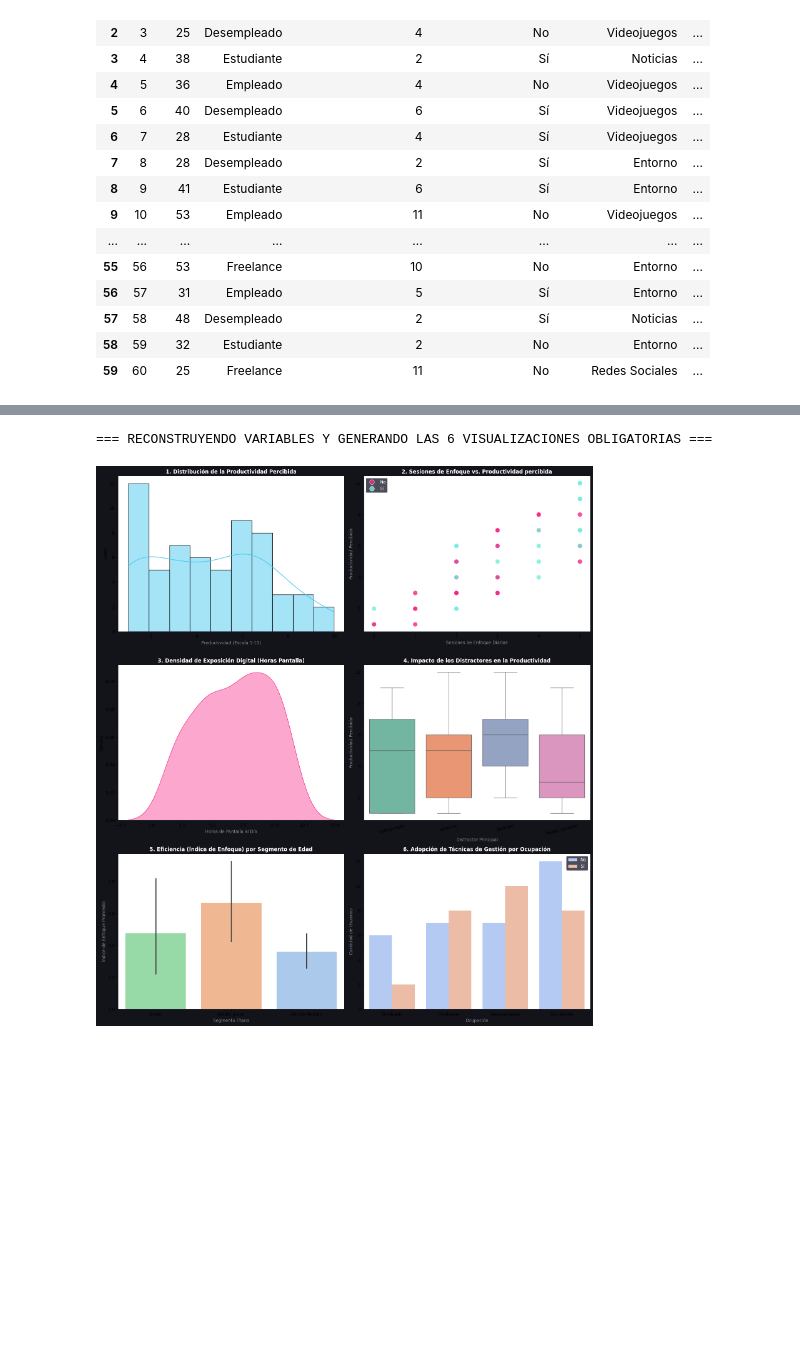
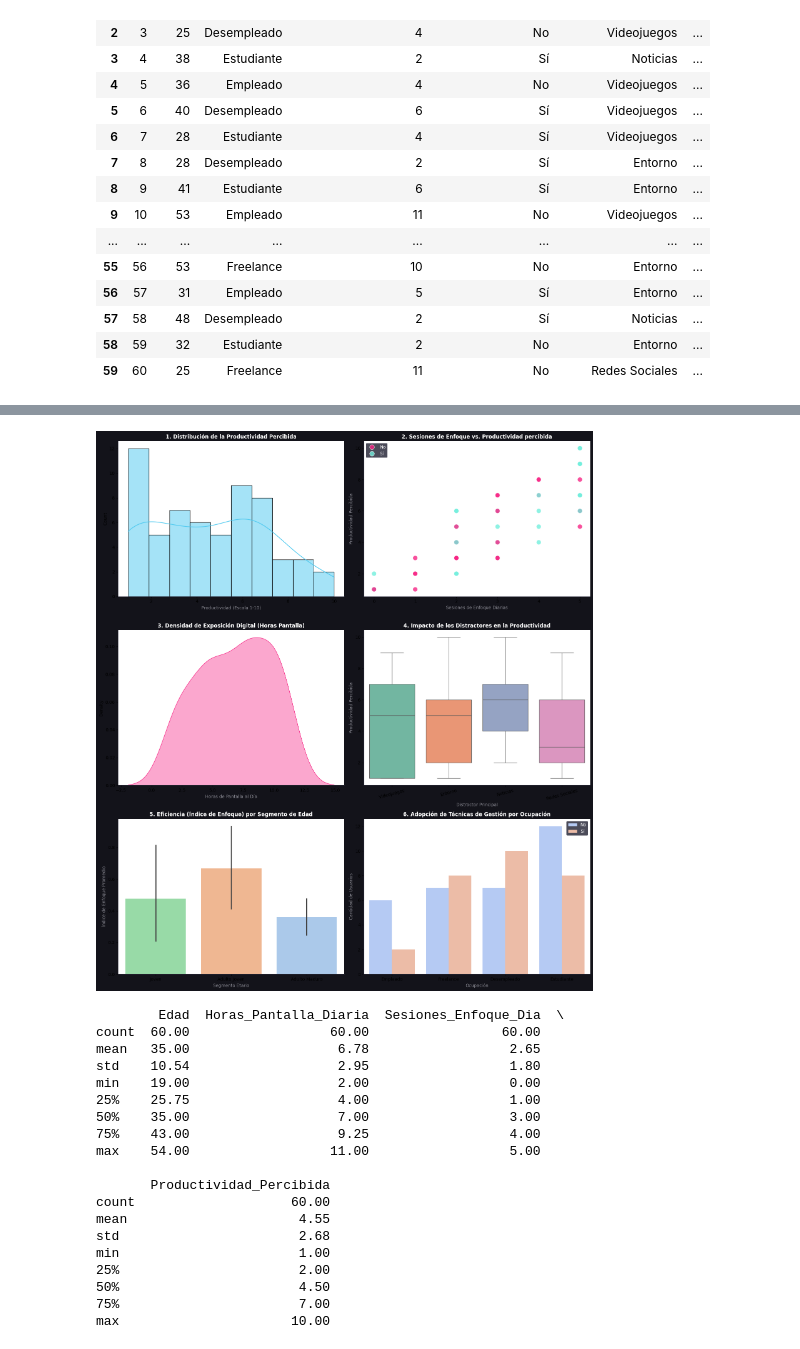
Before and after one commit to VeroNoble/analisis-productividad-habitos-digitales, a Jupyter notebook: analisis_productividad_habitos_digitales.ipynb, the cells around one changed output, grey strips where cells are left out. Saved outputs shown, nothing was run; the diff lists cells and outputs as text; code cells hidden in the pictures; blank space fills up the shorter version.

```diff
--- a/analisis_productividad_habitos_digitales.ipynb
+++ b/analisis_productividad_habitos_digitales.ipynb
@@ -245,0 +112,18 @@ El análisis cuantitativo automatizado sobre la muestra de 60 registros válidos
+# %%
+# Controles de calidad
+print("Valores faltantes:", int(df.isna().sum().sum()))
+print("Filas duplicadas:", int(df.duplicated().sum()))
+for col in ['Ocupacion', 'Usa_Tecnicas_Prod', 'Principal_Distractor']:
+    print(f"Categorías de {col}: {sorted(df[col].unique())}")
+
+# Valores atípicos: regla de las 3 desviaciones estándar
+numericas = ['Edad', 'Horas_Pantalla_Diaria', 'Sesiones_Enfoque_Dia', 'Productividad_Percibida']
+z = (df[numericas] - df[numericas].mean()) / df[numericas].std()
+print("\nValores con |z| > 3 por variable:")
+print((z.abs() > 3).sum().to_string())
+
+# Variables derivadas
+df['Indice_Enfoque'] = (df['Sesiones_Enfoque_Dia'] / (df['Horas_Pantalla_Diaria'] + 0.1)).round(2)
+df['Segmento_Edad'] = pd.cut(df['Edad'], bins=[0, 25, 40, 120],
+                             labels=['Joven', 'Adulto Joven', 'Adulto Maduro']).astype(str)
+df[['Edad', 'Segmento_Edad', 'Sesiones_Enfoque_Dia', 'Horas_Pantalla_Diaria', 'Indice_Enfoque']].head()
@@ -248,26 +174,7 @@ import matplotlib.pyplot as plt
 import seaborn as sns
 import pandas as pd
 
-print("=== RECONSTRUYENDO VARIABLES Y GENERANDO LAS 6 VISUALIZACIONES OBLIGATORIAS ===")
-
-# 1. Aseguramos y forzamos la creación limpia de variables derivadas paso a paso
-df['Indice_Enfoque'] = (df['Sesiones_Enfoque_Dia'] / (df['Horas_Pantalla_Diaria'] + 0.1)).round(2)
-
-# Mapeo manual a través de una función para evitar fallas de categorización
-def asignar_segmento_edad(edad):
-    if edad <= 25:
-        return 'Joven'
-    elif edad <= 40:
-        return 'Adulto Joven'
-    else:
-        return 'Adulto Maduro'
-
-df['Segmento_Edad'] = df['Edad'].apply(asignar_segmento_edad)
-
-# Convertimos explícitamente a String para que Seaborn no tenga excusas
-df['Segmento_Edad'] = df['Segmento_Edad'].astype(str)
-
-# 2. Definimos el lienzo de 3 filas x 2 columnas para albergar los 6 gráficos
+# Lienzo de 3 filas x 2 columnas para los 6 gráficos
 fig, axes = plt.subplots(3, 2, figsize=(16, 18))
 fig.patch.set_facecolor('#13131a')
 
@@ -309,33 +216,50 @@ axes[1, 1].tick_params(axis='x', rotation=15)
 # GRÁFICO 5: Análisis Generacional (Segmento de Edad vs Índice de Enfoque)
 # ------------------------------------------------------------------
 sns.barplot(data=df, x='Segmento_Edad', y='Indice_Enfoque', hue='Segmento_Edad',
             palette='pastel', legend=False, order=['Joven', 'Adulto Joven', 'Adulto Maduro'], ax=axes[2, 0])
 axes[2, 0].set_title('5. Eficiencia (Índice de Enfoque) por Segmento de Edad', fontsize=12, weight='bold', color='white')
 axes[2, 0].set_xlabel('Segmento Etario', color='#888891')
 axes[2, 0].set_ylabel('Índice de Enfoque Promedio', color='#888891')
 
 # ------------------------------------------------------------------
 # GRÁFICO 6: Análisis por Ocupación y Técnicas de Productividad
 # ------------------------------------------------------------------
 sns.countplot(data=df, x='Ocupacion', hue='Usa_Tecnicas_Prod', palette='coolwarm', ax=axes[2, 1])
 axes[2, 1].set_title('6. Adopción de Técnicas de Gestión por Ocupación', fontsize=12, weight='bold', color='white')
 axes[2, 1].set_xlabel('Ocupación', color='#888891')
 axes[2, 1].set_ylabel('Cantidad de Usuarios', color='#888891')
 axes[2, 1].legend(facecolor='#1e1e2f', edgecolor='none', labelcolor='white')
 
 # Ajustes generales de limpieza visual sobre los bordes
 for row in axes:
     for ax in row:
         ax.spines['top'].set_visible(False)
         ax.spines['right'].set_visible(False)
         ax.spines['left'].set_color('#2a2a3b')
         ax.spines['bottom'].set_color('#2a2a3b')
 
 plt.tight_layout()
 plt.show()
 
-print("\n--- Métricas Descriptivas de Control para la Redacción ---")
 print(df[['Edad', 'Horas_Pantalla_Diaria', 'Sesiones_Enfoque_Dia', 'Productividad_Percibida']].describe().round(2))
 # %% [output]
+[figure]
-=== RECONSTRUYENDO VARIABLES Y GENERANDO LAS 6 VISUALIZACIONES OBLIGATORIAS ===
+        Edad  Horas_Pantalla_Diaria  Sesiones_Enfoque_Dia  \
+count  60.00                  60.00                 60.00
+mean   35.00                   6.78                  2.65
+std    10.54                   2.95                  1.80
+min    19.00                   2.00                  0.00
+25%    25.75                   4.00                  1.00
+50%    35.00                   7.00                  3.00
+75%    43.00                   9.25                  4.00
+max    54.00                  11.00                  5.00
+
+       Productividad_Percibida
+count                    60.00
+mean                      4.55
+std                       2.68
+min                       1.00
+25%                       2.00
+50%                       4.50
+75%                       7.00
+max                      10.00
-[figure]
```
Also changed, not shown: parts of 17 cells of this notebook, 1 other file.
